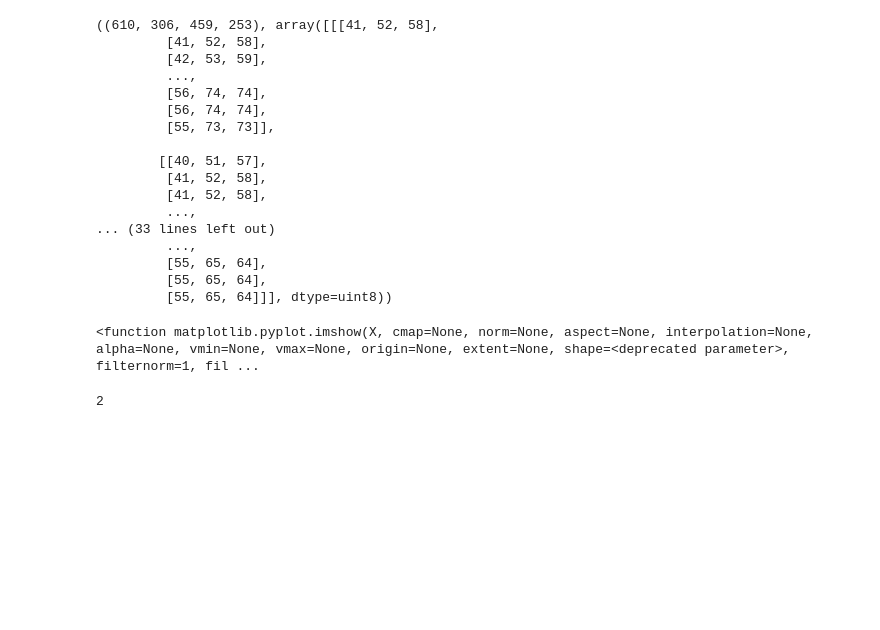
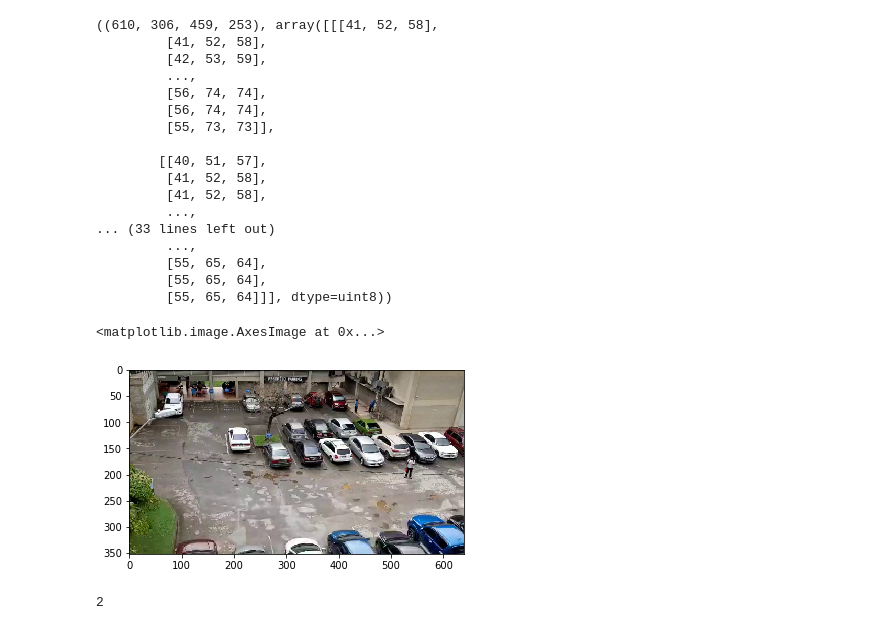
Before and after one commit to Smart-Parking-UWI/ecng-2007, a Jupyter notebook: Code/prelim_test_book.ipynb, the cells around one changed output. Cells and saved outputs as stored; diff of their text form; code cells hidden in the pictures; blank space fills up the shorter version.

```diff
--- a/Code/prelim_test_book.ipynb
+++ b/Code/prelim_test_book.ipynb
@@ -33,9 +33,10 @@ regionSelection(img)
 # %%
  img = sampleImage("test_data/testvid4.mp4", image_num = 2)
 # %%
-plt.imshow
+plt.imshow(img[0])
 # %% [output]
-<function matplotlib.pyplot.imshow(X, cmap=None, norm=None, aspect=None, interpolation=None, alpha=None, vmin=None, vmax=None, origin=None, extent=None, shape=<deprecated parameter>, filternorm=1, fil ...
+<matplotlib.image.AxesImage at 0x...>
+[figure, added]
 # %%
 len(img)
 # %% [output]
```
Also changed, not shown: 1 other file.
